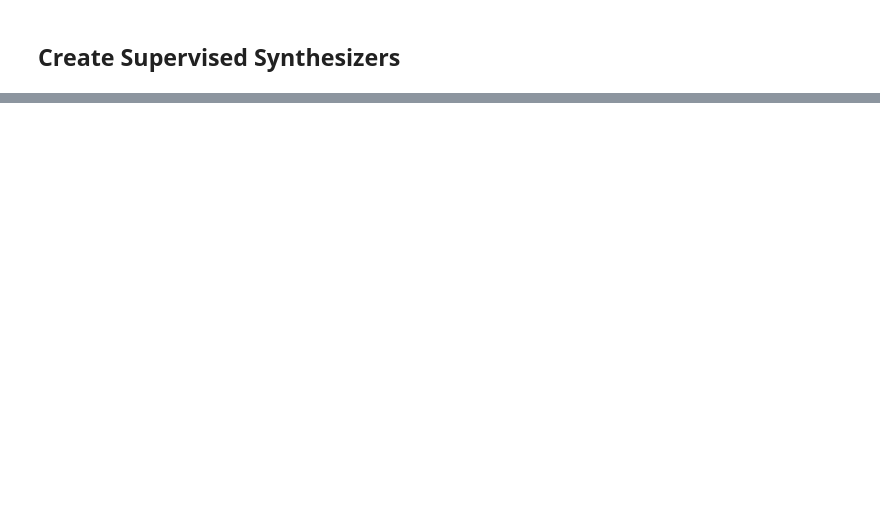
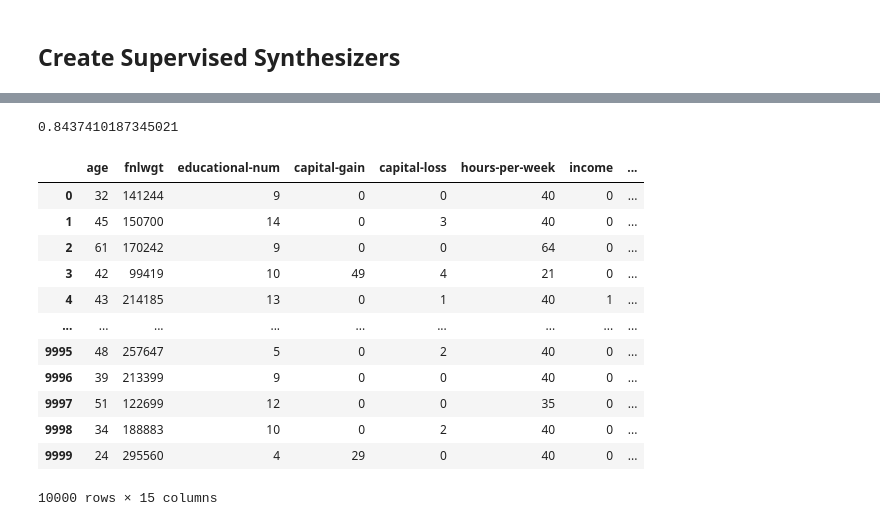
Before and after one commit to shinnasa/SC-GOAT, a Jupyter notebook: code/SupervisedSynthesizer.ipynb, the cells around one changed output, grey strips where cells are left out. Cells and saved outputs as stored; diff of their text form; code cells hidden in the pictures; blank space fills up the shorter version.

```diff
--- a/code/SupervisedSynthesizer.ipynb
+++ b/code/SupervisedSynthesizer.ipynb
@@ -60,7 +121,6 @@ def fit_synth(df, params):
     metadata = SingleTableMetadata()
     metadata.detect_from_dataframe(data=df)
     method = params['method']
-    print(method, method == "CTGAN")
     if method == "GaussianCopula":
         synth = GaussianCopulaSynthesizer(metadata=metadata)
     elif method == "CTGAN" or method =="CopulaGAN":
@@ -106,16 +166,23 @@ def downstream_loss(sampled, df_te, target, classifier):
     y_samp = sampled[target]
     x_test = df_te.loc[:, sampled.columns != target]
     y_test = df_te[target]
+    print("------------------------")
+    print(x_samp)
+    print(x_test)
     if classifier == "XGB":
         for column in x_samp.columns:
             if x_samp[column].dtype == 'object':
                 x_samp[column] = x_train[column].astype('category')
                 x_test[column] = x_test[column].astype('category')
+        print("++++++++++++++++")
+        print(x_samp)
+        print(x_test)
         dtrain = xgb.DMatrix(data=x_samp, label=y_samp, enable_categorical=True)
         dtest = xgb.DMatrix(data=x_test, label=y_test, enable_categorical=True)
-
-        clf = xgb.train(params_xgb, dtrain, verbose_eval=False)
+        print("+++++++++++++++++")
+        clf = xgb.train(params_xgb, dtrain, 1000, verbose_eval=False)
         clf_probs = clf.predict(dtest)
+        print(clf_probs)
         clf_auc = roc_auc_score(y_test.values.astype(float), clf_probs)
         return clf_auc
     else:
@@ -140,17 +207,21 @@ params_range = {
 def objective_maximize(params):
     global best_test_roc
     global best_synth
-
-    synth = fit_synth(df, params)
-    synth.fit(df)
+    print("1. Reached here !!!!!!!")
+    synth = fit_synth(df_train_modified, params)
+    print(synth)
+    print("2. Reached here !!!!!!!")
+    synth.fit(df_train_modified)
+    print("3. Reached here !!!!!!!")
     N_sim = params["N_sim"]
     sampled = synth.sample(num_rows = N_sim)
-    clf_auc = downstream_loss(sampled, df_te, target, classifier = "XGB")
+    print('Sample data: ', sampled)
+    print("4. Reached here !!!!!!!")
+    clf_auc = downstream_loss(sampled, df_test_modified, target, classifier = "XGB")
 
     if clf_auc > best_test_roc:
         best_test_roc = clf_auc
         best_synth = sampled
-    print(params['test_roc'])
 
     return {
         'loss' : 1 - clf_auc,
@@ -175,6 +246,4 @@ def trainDT(max_evals:int):
                     trials=trials)
     print(clf_best_param)
     print('It takes %s minutes' % ((time.time() - start)/60))
-    return best_train_roc, best_test_roc, best_params, best_X_synthetic, best_y_synthetic, clf_best_param
-
-best_train_roc, best_test_roc, best_params, best_X_synthetic, best_y_synthetic, clf_best_param = trainDT(10)
+    return best_test_roc, best_synth, clf_best_param
@@ -191,0 +250,2 @@ TypeError: Cannot interpret 'CategoricalDtype(categories=['?', 'Federal-gov', 'L
+# %%
+best_test_roc, best_synth, clf_best_param = trainDT(10)
@@ -191,0 +426,20 @@ TypeError: Cannot interpret 'CategoricalDtype(categories=['?', 'Federal-gov', 'L
+# %%
+best_test_roc
+# %% [output]
+0.8437410187345021
+# %%
+best_synth
+# %% [output]
+|  | age | fnlwgt | educational-num | capital-gain | capital-loss | hours-per-week | income | ... |
+| 0 | 32 | 141244 | 9 | 0 | 0 | 40 | 0 | ... |
+| 1 | 45 | 150700 | 14 | 0 | 3 | 40 | 0 | ... |
+| 2 | 61 | 170242 | 9 | 0 | 0 | 64 | 0 | ... |
+| 3 | 42 | 99419 | 10 | 49 | 4 | 21 | 0 | ... |
+| 4 | 43 | 214185 | 13 | 0 | 1 | 40 | 1 | ... |
+| ... | ... | ... | ... | ... | ... | ... | ... | ... |
+| 9995 | 48 | 257647 | 5 | 0 | 2 | 40 | 0 | ... |
+| 9996 | 39 | 213399 | 9 | 0 | 0 | 40 | 0 | ... |
+| 9997 | 51 | 122699 | 12 | 0 | 0 | 35 | 0 | ... |
+| 9998 | 34 | 188883 | 10 | 0 | 2 | 40 | 0 | ... |
+| 9999 | 24 | 295560 | 4 | 29 | 0 | 40 | 0 | ... |
+10000 rows × 15 columns
```
Also changed, not shown: parts of 11 cells of this notebook, 5 other files.
